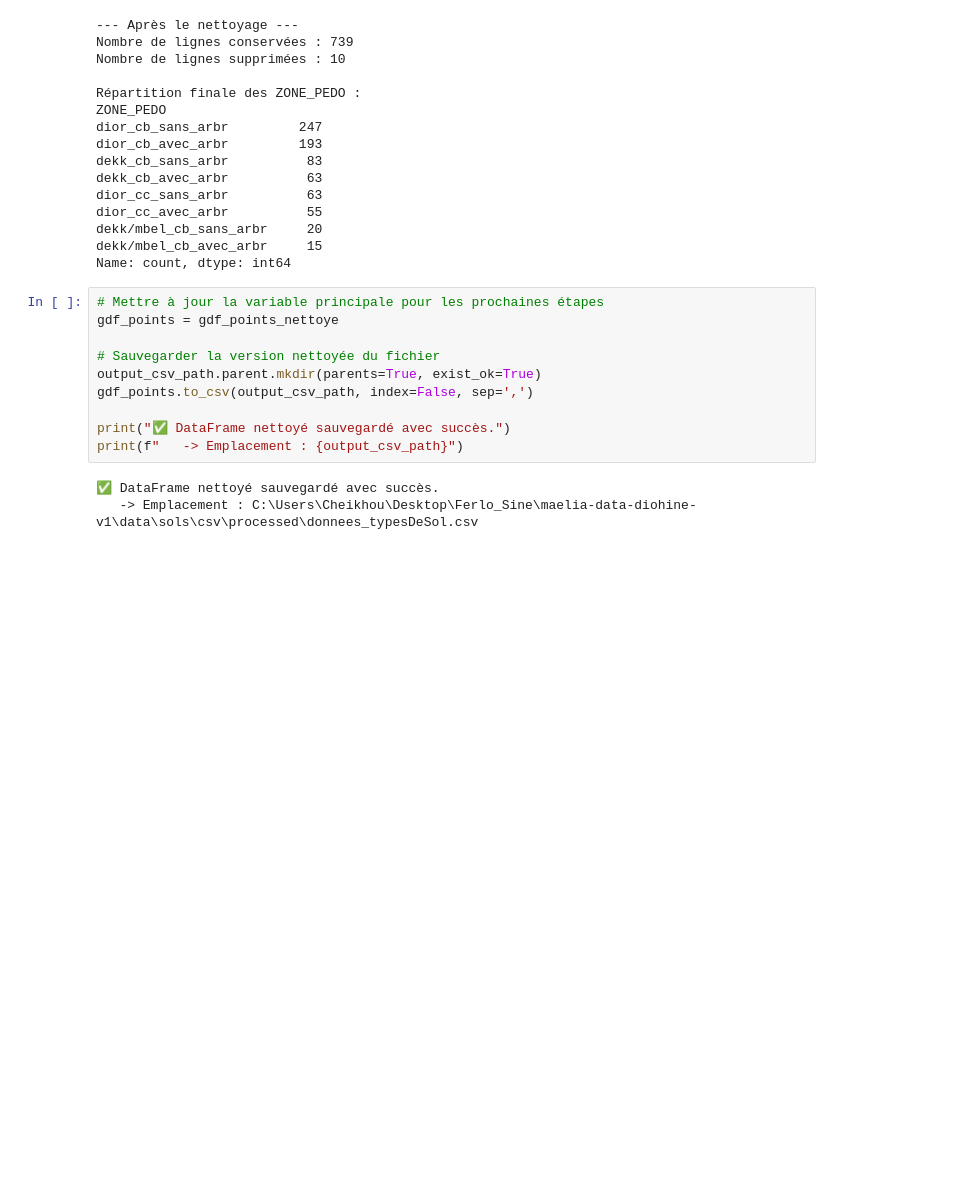
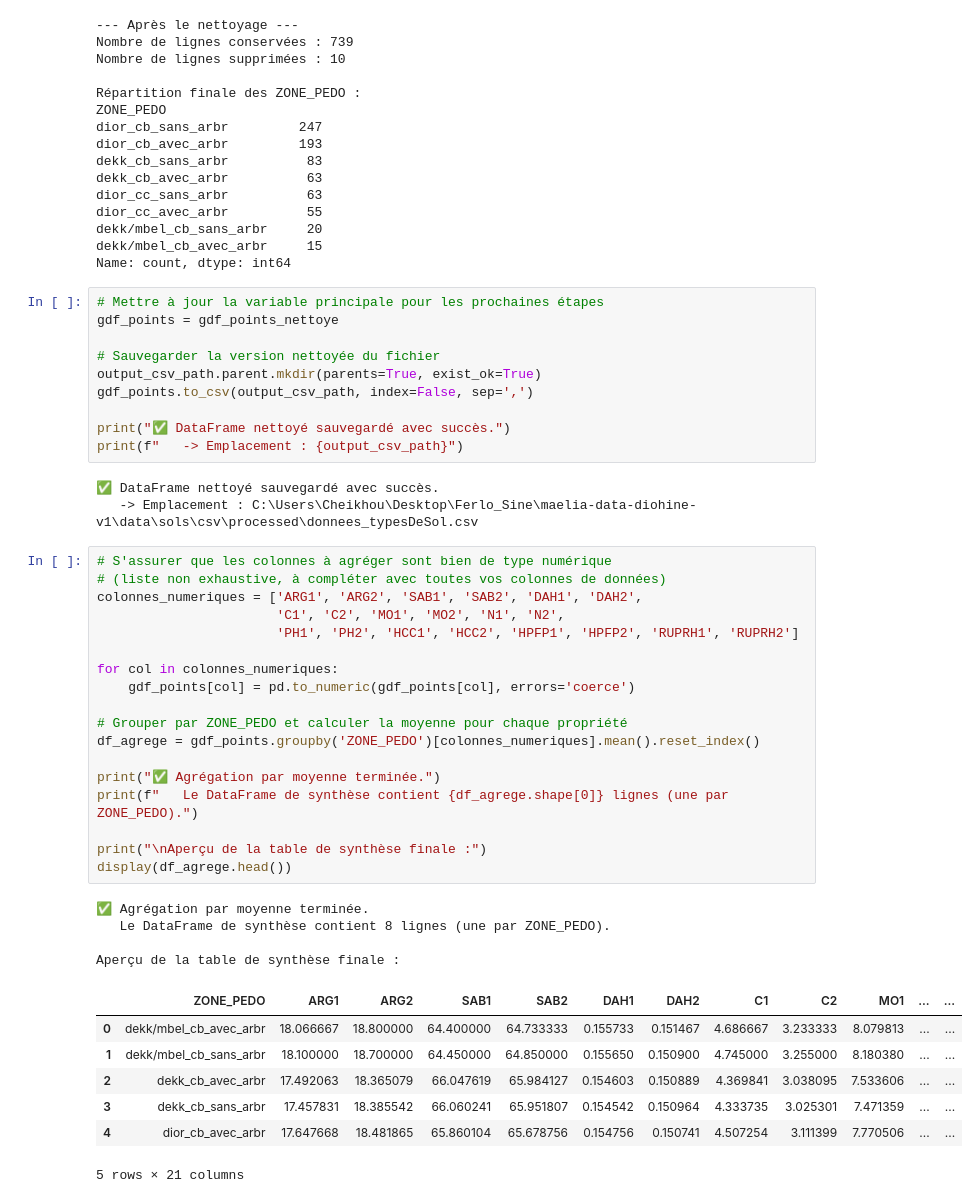
Before and after one commit to cakane95/maelia-data-diohine-v1, a Jupyter notebook: notebooks/02b-extraction-agregation-donnees.ipynb, the cells around one changed output. Drawn from its saved outputs; the diff is of its cells as text; blank space fills up the shorter version.

Commit message:
feat(sols): Agrégation des données par ZONE_PEDO
Calcule les valeurs moyennes pour chaque propriété de sol. Le notebook 02b est maintenant complet et la table de synthèse est prête.

```diff
--- a/notebooks/02b-extraction-agregation-donnees.ipynb
+++ b/notebooks/02b-extraction-agregation-donnees.ipynb
@@ -998,3 +998,33 @@ print(f"   -> Emplacement : {output_csv_path}")
 # %% [output]
 ✅ DataFrame nettoyé sauvegardé avec succès.
    -> Emplacement : C:\Users\Cheikhou\Desktop\Ferlo_Sine\maelia-data-diohine-v1\data\sols\csv\processed\donnees_typesDeSol.csv
+# %%
+# S'assurer que les colonnes à agréger sont bien de type numérique
+# (liste non exhaustive, à compléter avec toutes vos colonnes de données)
+colonnes_numeriques = ['ARG1', 'ARG2', 'SAB1', 'SAB2', 'DAH1', 'DAH2',
+                       'C1', 'C2', 'MO1', 'MO2', 'N1', 'N2',
+                       'PH1', 'PH2', 'HCC1', 'HCC2', 'HPFP1', 'HPFP2', 'RUPRH1', 'RUPRH2']
+
+for col in colonnes_numeriques:
+    gdf_points[col] = pd.to_numeric(gdf_points[col], errors='coerce')
+
+# Grouper par ZONE_PEDO et calculer la moyenne pour chaque propriété
+df_agrege = gdf_points.groupby('ZONE_PEDO')[colonnes_numeriques].mean().reset_index()
+
+print("✅ Agrégation par moyenne terminée.")
+print(f"   Le DataFrame de synthèse contient {df_agrege.shape[0]} lignes (une par ZONE_PEDO).")
+
+print("\nAperçu de la table de synthèse finale :")
+display(df_agrege.head())
+# %% [output]
+✅ Agrégation par moyenne terminée.
+   Le DataFrame de synthèse contient 8 lignes (une par ZONE_PEDO).
+
+Aperçu de la table de synthèse finale :
+|  | ZONE_PEDO | ARG1 | ARG2 | SAB1 | SAB2 | DAH1 | DAH2 | C1 | C2 | MO1 | ... | ... |
+| 0 | dekk/mbel_cb_avec_arbr | 18.066667 | 18.800000 | 64.400000 | 64.733333 | 0.155733 | 0.151467 | 4.686667 | 3.233333 | 8.079813 | ... | ... |
+| 1 | dekk/mbel_cb_sans_arbr | 18.100000 | 18.700000 | 64.450000 | 64.850000 | 0.155650 | 0.150900 | 4.745000 | 3.255000 | 8.180380 | ... | ... |
+| 2 | dekk_cb_avec_arbr | 17.492063 | 18.365079 | 66.047619 | 65.984127 | 0.154603 | 0.150889 | 4.369841 | 3.038095 | 7.533606 | ... | ... |
+| 3 | dekk_cb_sans_arbr | 17.457831 | 18.385542 | 66.060241 | 65.951807 | 0.154542 | 0.150964 | 4.333735 | 3.025301 | 7.471359 | ... | ... |
+| 4 | dior_cb_avec_arbr | 17.647668 | 18.481865 | 65.860104 | 65.678756 | 0.154756 | 0.150741 | 4.507254 | 3.111399 | 7.770506 | ... | ... |
+5 rows × 21 columns
```
Also changed, not shown: parts of 1 cell of this notebook.
